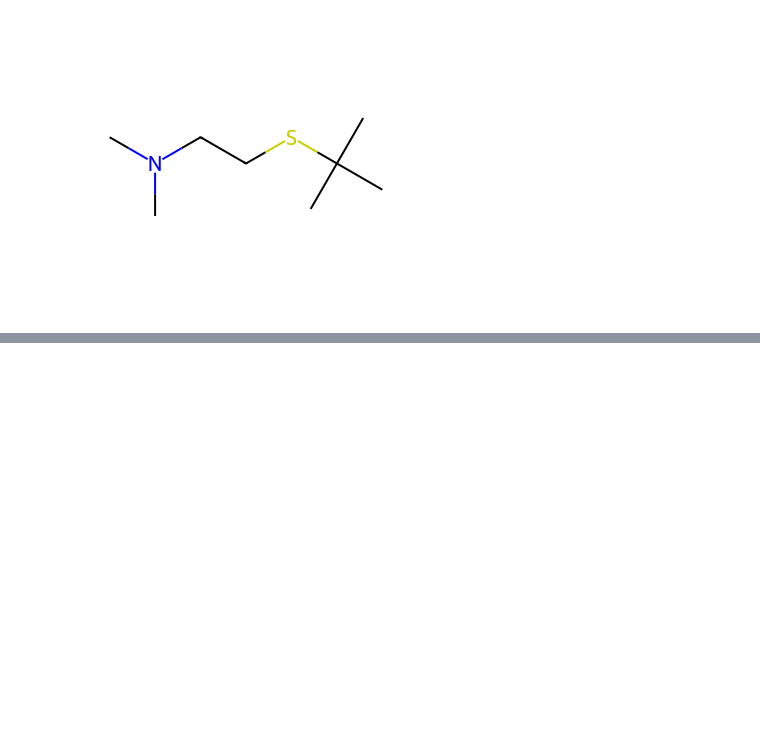
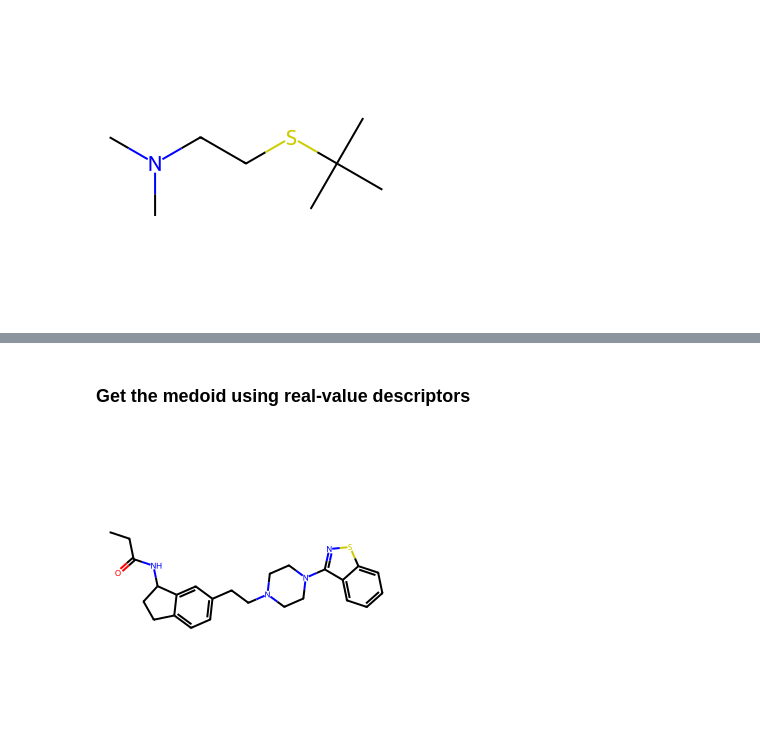
Before and after one commit to mqcomplab/iSIM, a Jupyter notebook: iSIM_example.ipynb, the cells around one changed output, grey strips where cells are left out. Drawn from its saved outputs; the diff is of its cells as text; code cells hidden in the pictures; blank space fills up the shorter version.

```diff
--- a/iSIM_example.ipynb
+++ b/iSIM_example.ipynb
@@ -117,0 +150,3 @@ Draw.MolToImage(mol)
+# %%
+fps_real = real_fps(smiles)
+fps_real = minmax_norm(fps_real)
@@ -117,0 +155,4 @@ Draw.MolToImage(mol)
+# %%
+%%time
+index = 'JT' # --> Change JT, RR or SM
+print(f'iSIM: {calculate_isim_real(fps_real, n_ary = index):.5f}')
@@ -117,0 +172,8 @@ Draw.MolToImage(mol)
+# %% [markdown]
+### Get the medoid using real-value descriptors
+# %%
+medoid = calculate_medoid_real(fps_real, n_ary = index)
+mol = Chem.MolFromSmiles(smiles[medoid])
+Draw.MolToImage(mol)
+# %% [output]
+[figure, added]
```
Also changed, not shown: parts of 32 cells of this notebook, 2 other files.
